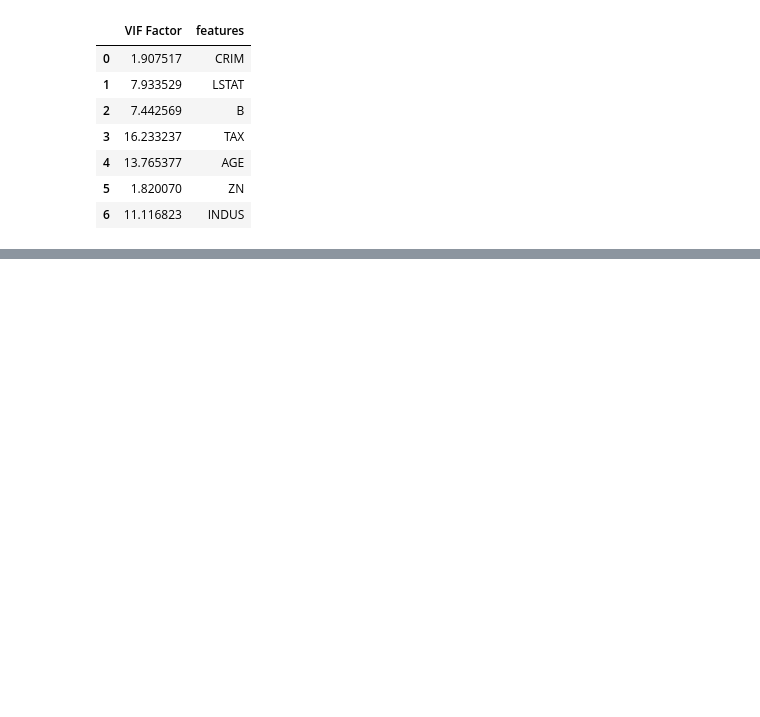
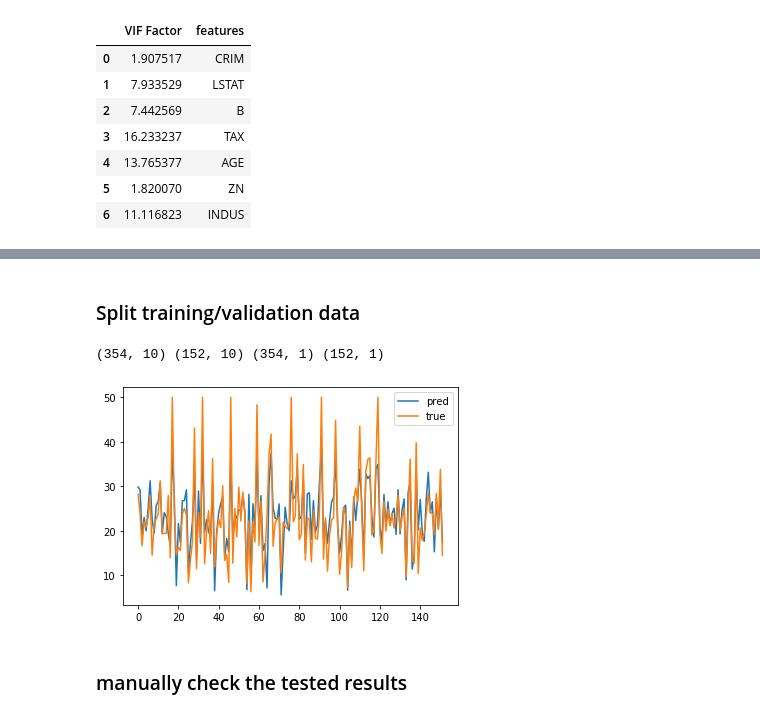
Before and after one commit to YoungJae-Hur/Data-science, a Jupyter notebook: ml-algorithms/2. multiple regression model part.2.ipynb, the cells around one changed output, grey strips where cells are left out. Cells and saved outputs as stored; diff of their text form; code cells hidden in the pictures; blank space fills up the shorter version.

Commit message:
Add validation and test

```diff
--- a/ml-algorithms/2. multiple regression model part.2.ipynb
+++ b/ml-algorithms/2. multiple regression model part.2.ipynb
@@ -260,3 +260,13 @@ vif
 | 4 | 13.765377 | AGE |
 | 5 | 1.820070 | ZN |
 | 6 | 11.116823 | INDUS |
+# %%
+# fit regression model after removing nox variable (x_data3)
+# fit regression model after removing nox, rm variables (x_data4)
+x_data3_ = sm.add_constant(x_data3, has_constant='add')
+x_data4_ = sm.add_constant(x_data4, has_constant='add')
+
+model_vif = sm.OLS(target, x_data3_)
+fitted_model_vif = model_vif.fit()
+model_vif2 = sm.OLS(target, x_data4_)
+fitted_model_vif2 = model_vif2.fit()
@@ -262,0 +335,26 @@ vif
+# %% [markdown]
+### Split training/validation data
+# %%
+from sklearn.model_selection import train_test_split
+X = x_data2_
+y = target
+train_x, test_x, train_y, test_y = train_test_split(X, y, train_size=0.7, test_size = 0.3, random_state=1)
+print(train_x.shape, test_x.shape, train_y.shape, test_y.shape)
+# %% [output]
+(354, 10) (152, 10) (354, 1) (152, 1)
+# %%
+#fit regression model
+train_x.head()
+# x_datax_ = sm.add_constant(train_x, has_constant='add')
+
+fit_1 = sm.OLS(train_y, train_x)
+fit_1 = fit_1.fit()
+# fitted_model_vif_x = model_vif.fit()
+# %%
+# compare validation data and expected values and real data
+plt.plot(np.array(fit_1.predict(test_x)), label='pred')
+plt.plot(np.array(test_y), label='true')
+plt.legend()
+plt.show()
+# %% [output]
+[figure, added]
@@ -262,0 +371,2 @@ vif
+# %% [markdown]
+### manually check the tested results
```
Also changed, not shown: parts of 18 cells of this notebook.
